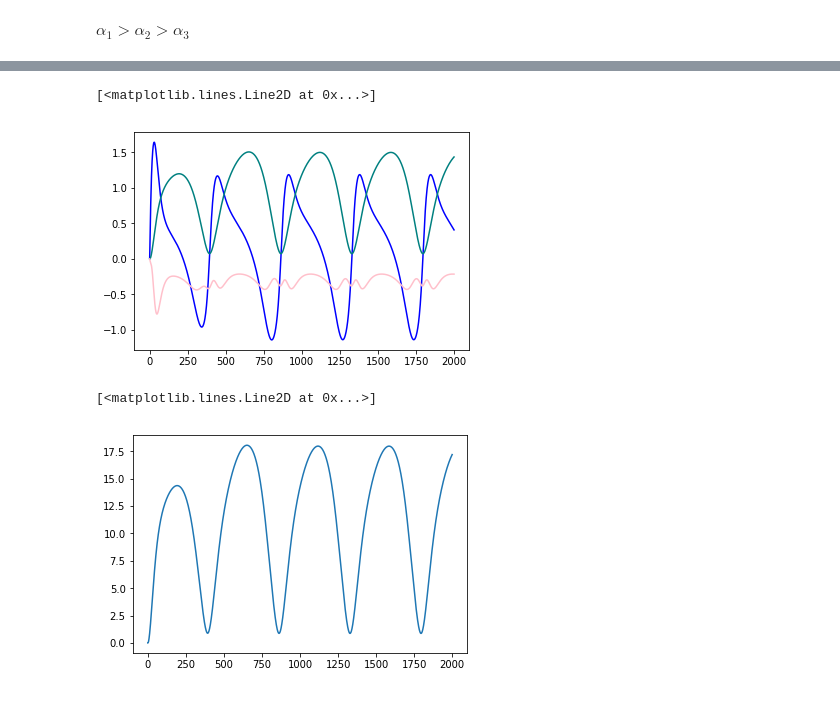
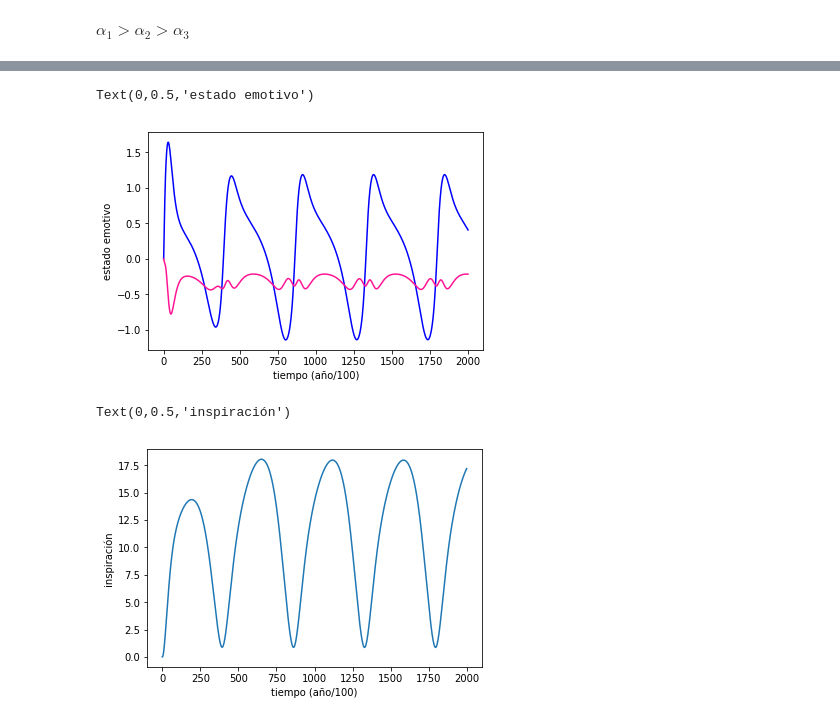
Before and after one commit to rgarcia-herrera/sistemas-dinamicos, a Jupyter notebook: dinamica_amor.ipynb, the cells around one changed output, grey strips where cells are left out. Drawn from its saved outputs; the diff is of its cells as text; code cells hidden in the pictures.

```diff
--- a/dinamica_amor.ipynb
+++ b/dinamica_amor.ipynb
@@ -80,15 +46,0 @@ dz = dinspiracion_petrarca(alpha3, beta3)
-# %%
-years = 20
-dt = 0.4
-steps = int(years / dt)
-
-L = np.zeros(steps)
-P = np.zeros(steps)
-Z = np.zeros(steps)
-
-
-for t in range(steps-1):
-    # print(t,dl(t),dp(t),dz(t))
-    L[t+1] = L[t] + dt*dl(t)
-    P[t+1] = P[t] + dt*dp(t)
-    Z[t+1] = Z[t] + dt*dz(t)
@@ -105,9 +46,0 @@ plt.plot(range(steps), L, color='pink')
-# %%
-def dL(P, L):
-    return -alpha1*L + beta1 * ((P * (1 - (P/gamma)**2)) + AL)
-
-def dP(P, L, Z):
-    return -alpha2*P + beta2 * (L + (AL/(1+sigma * Z)))
-
-def dZ(P, Z):
-    return -alpha3 * Z + beta3 * P
@@ -181,13 +72,17 @@ for t in range(steps-1):
     Z[t+1] = Z[t] + dt*dZ(t)
 # %%
 plt.plot(range(steps), P, color='blue')
-plt.plot(range(steps), Z/12.0, color='teal')
-plt.plot(range(steps), L, color='pink')
+#plt.plot(range(steps), Z/12.0, color='teal')
+plt.plot(range(steps), L, color='deeppink')
+plt.xlabel("tiempo (año/100)")
+plt.ylabel("estado emotivo")
 # %% [output]
-[<matplotlib.lines.Line2D at 0x...>]
+Text(0,0.5,'estado emotivo')
-[figure, old version]
+[figure, new version]
 # %%
 plt.plot(range(steps), Z)
+plt.xlabel("tiempo (año/100)")
+plt.ylabel("inspiración")
 # %% [output]
-[<matplotlib.lines.Line2D at 0x...>]
+Text(0,0.5,'inspiración')
-[figure, old version]
+[figure, new version]
```
Also changed, not shown: parts of 14 cells of this notebook.
